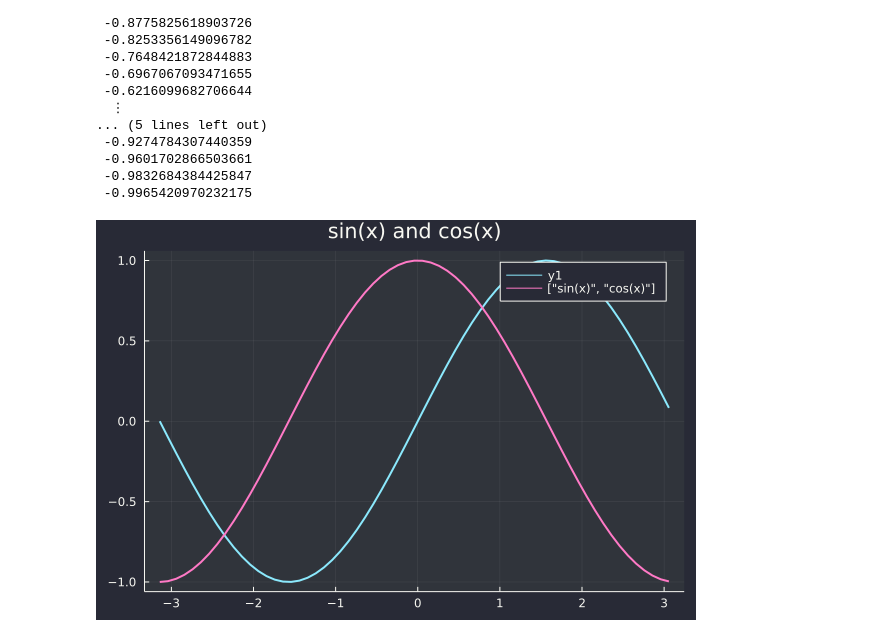
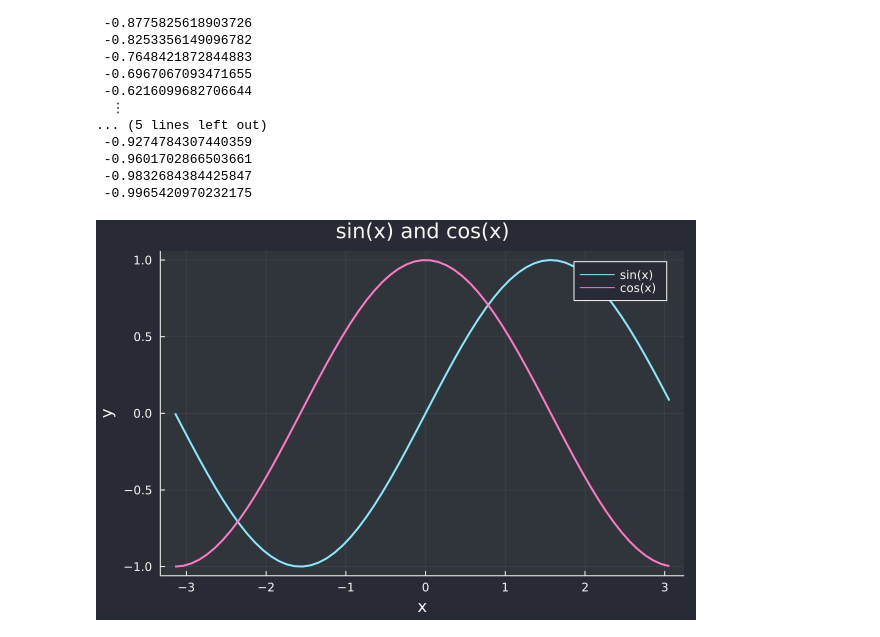
Before and after one commit to permissionx/latticeOKMC, a Jupyter notebook: data.ipynb, the cells around one changed output. Saved outputs shown, nothing was run; the diff lists cells and outputs as text; code cells hidden in the pictures.

```diff
--- a/data.ipynb
+++ b/data.ipynb
@@ -25,6 +25,8 @@ y2 = cos.(x)
  -0.9965420970232175
 # %%
 plot(x, y1, label="sin(x)")
-plot!(x, y2, title = "sin(x) and cos(x)", label = ["sin(x)", "cos(x)"])
+plot!(x, y2, title = "sin(x) and cos(x)", label = "cos(x)")
+xlabel!("x")
+ylabel!("y")
 # %% [output]
-[figure, old version]
+[figure, new version]
```
Also changed, not shown: 1 other file.
